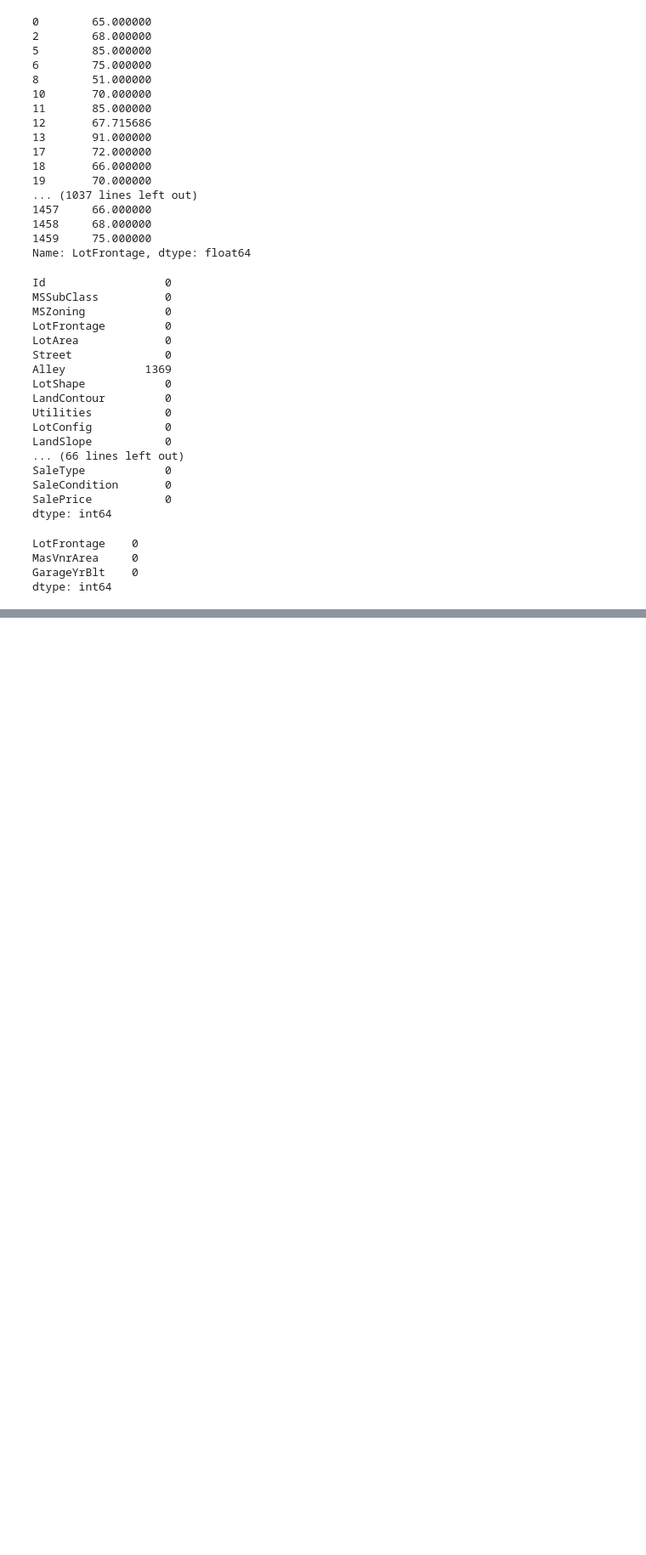
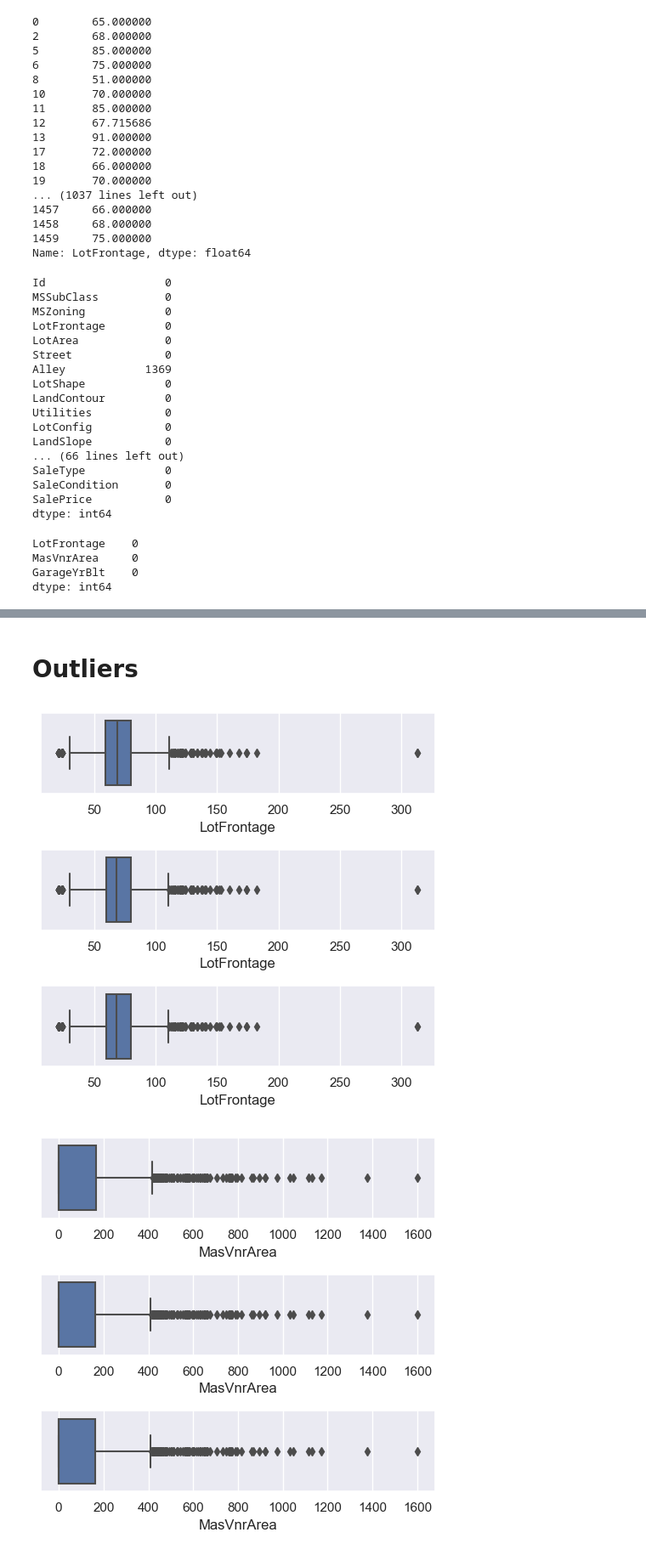
Before and after one commit to Rayal-Khatri/Data_Cleaning, a Jupyter notebook: Imputation_by_Class.ipynb, the cells around one changed output, grey strips where cells are left out. Shown at 85% size. Saved outputs shown, nothing was run; the diff lists cells and outputs as text; code cells hidden in the pictures; blank space fills up the shorter version.

Commit message:
Outliers

```diff
--- a/Imputation_by_Class.ipynb
+++ b/Imputation_by_Class.ipynb
@@ -177,0 +235,17 @@ for i, var in enumerate(null_vars):
+# %% [markdown]
+# Outliers
+# %%
+for i,var in enumerate(null_vars):
+    plt.figure(figsize=(5,5))
+    plt.subplot(3,1,1)
+    sns.boxplot(x=df[var])
+    plt.subplot(3,1,2)
+    sns.boxplot(x=df_copy[var])
+    plt.subplot(3,1,3)
+    sns.boxplot(x=df_copy_median[var])
+
+    plt.tight_layout()
+    plt.show()
+# %% [output]
+[figure, added]
+[figure, added]
```
Also changed, not shown: parts of 8 cells of this notebook.
